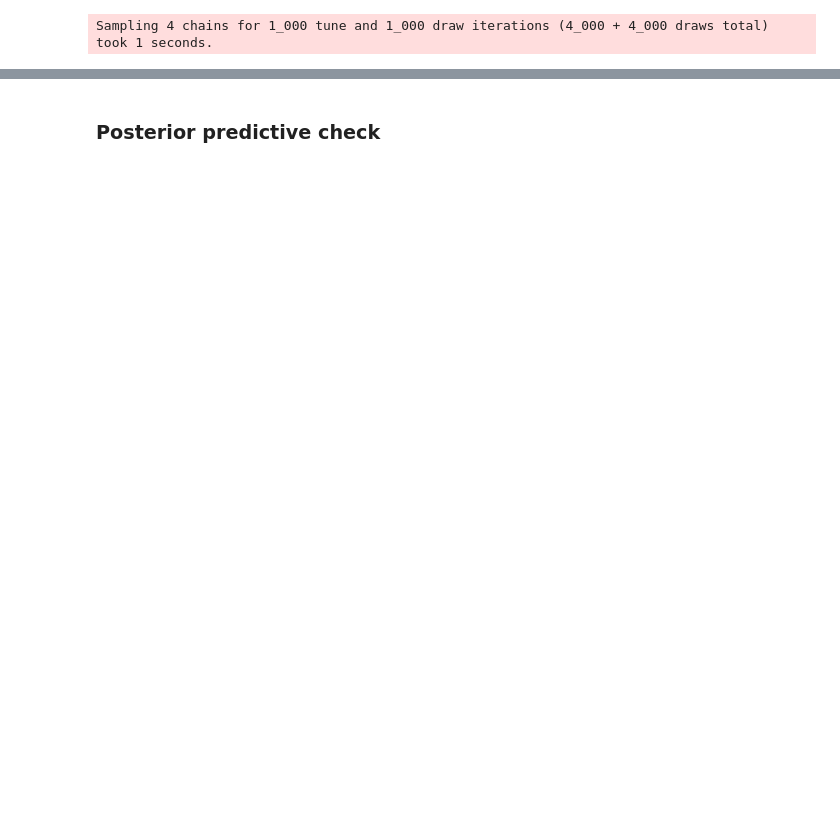
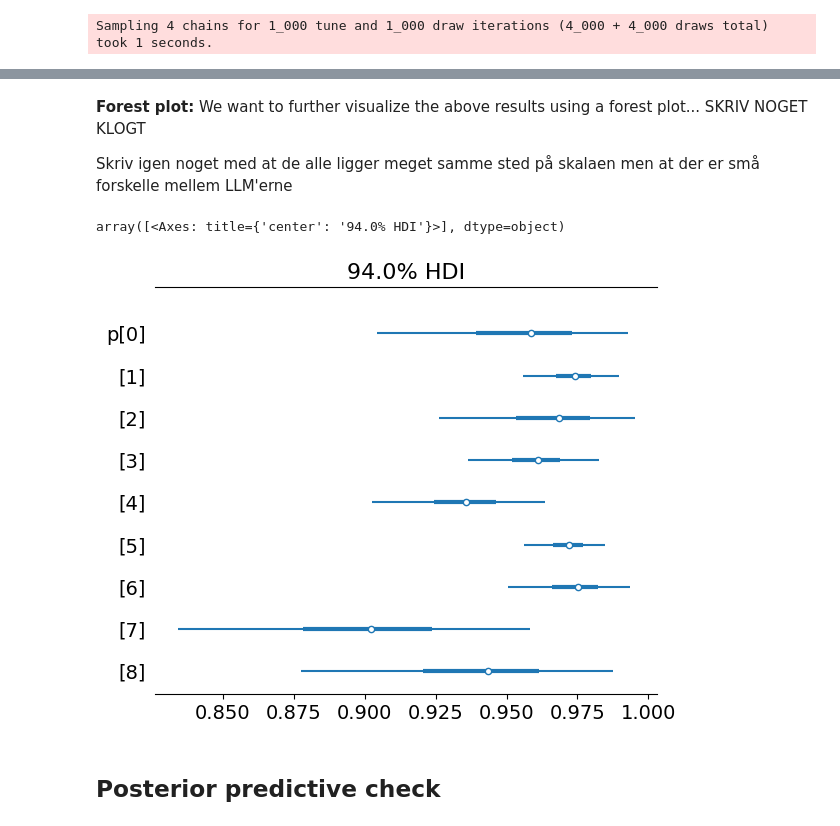
Before and after one commit to Noerklit/ProbProExam-2026, a Jupyter notebook: main-question.ipynb, the cells around one changed output, grey strips where cells are left out. Cells and saved outputs as stored; diff of their text form; code cells hidden in the pictures; blank space fills up the shorter version.

```diff
--- a/main-question.ipynb
+++ b/main-question.ipynb
@@ -405,2 +422,12 @@ array([<Axes: title={'center': '95.0% HDI'}>], dtype=object)
+# %% [markdown]
+**Forest plot:**
+We want to further visualize the above results using a forest plot... SKRIV NOGET KLOGT
+
+Skriv igen noget med at de alle ligger meget samme sted på skalaen men at der er små forskelle mellem LLM'erne
+# %%
+pm.plot_forest(trace_llm_vulnerable, var_names=['p'], combined=True)
+# %% [output]
+array([<Axes: title={'center': '94.0% HDI'}>], dtype=object)
+[figure, added]
 # %% [markdown]
-### Posterior predictive check
+## Posterior predictive check
```
Also changed, not shown: parts of 29 cells of this notebook.
